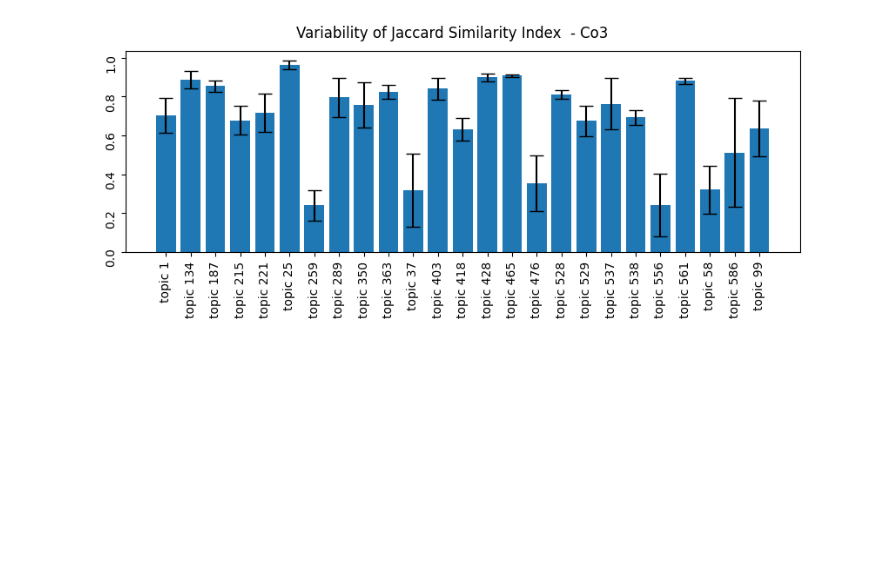
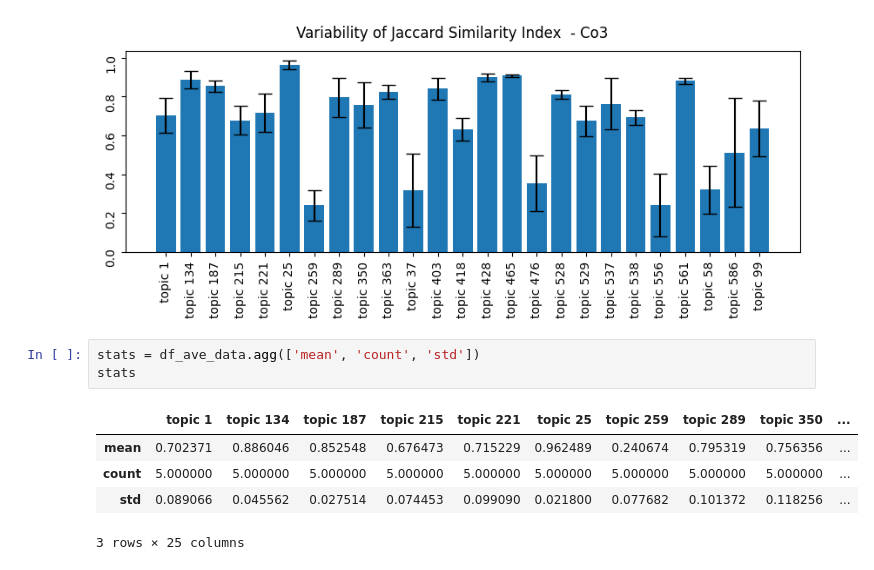
Before and after one commit to ceciliabaggio/mogp_with_terms, a Jupyter notebook: dmoz_topic_variability/topic-variablity-mogp.ipynb, the cells around one changed output. Saved outputs shown, nothing was run; the diff lists cells and outputs as text; blank space fills up the shorter version.

```diff
--- a/dmoz_topic_variability/topic-variablity-mogp.ipynb
+++ b/dmoz_topic_variability/topic-variablity-mogp.ipynb
@@ -196,3 +196,12 @@ fig.suptitle('Variability of Jaccard Similarity Index  - '+ comb)
 # %% [output]
 Text(0.5, 0.98, 'Variability of Jaccard Similarity Index  - Co3')
 [figure]
+# %%
+stats = df_ave_data.agg(['mean', 'count', 'std'])
+stats
+# %% [output]
+|  | topic 1 | topic 134 | topic 187 | topic 215 | topic 221 | topic 25 | topic 259 | topic 289 | topic 350 | ... |
+| mean | 0.702371 | 0.886046 | 0.852548 | 0.676473 | 0.715229 | 0.962489 | 0.240674 | 0.795319 | 0.756356 | ... |
+| count | 5.000000 | 5.000000 | 5.000000 | 5.000000 | 5.000000 | 5.000000 | 5.000000 | 5.000000 | 5.000000 | ... |
+| std | 0.089066 | 0.045562 | 0.027514 | 0.074453 | 0.099090 | 0.021800 | 0.077682 | 0.101372 | 0.118256 | ... |
+3 rows × 25 columns
```
Also changed, not shown: parts of 2 cells of this notebook.
